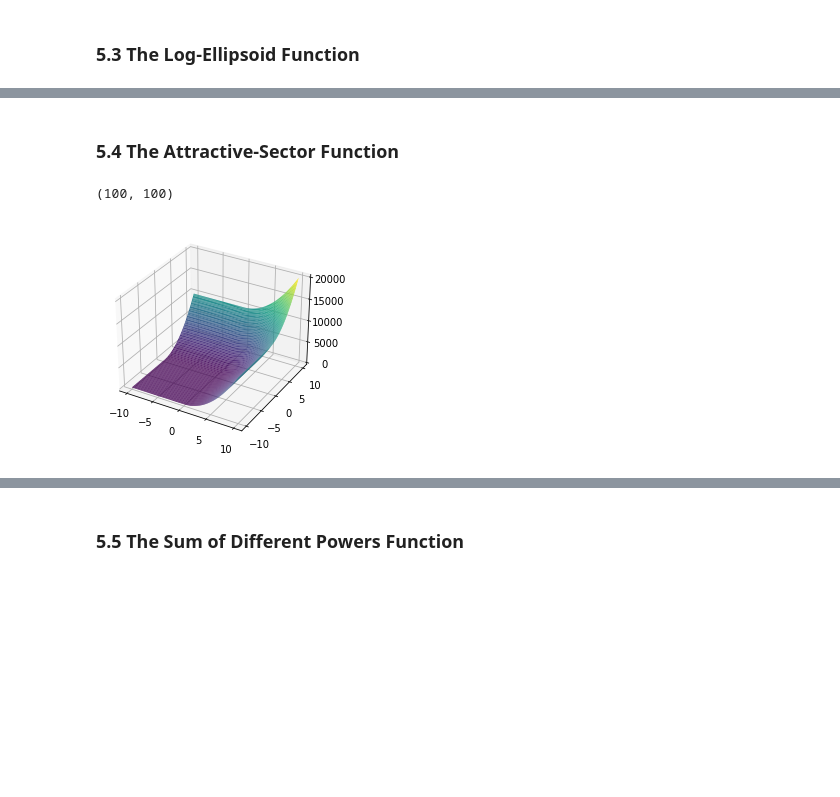
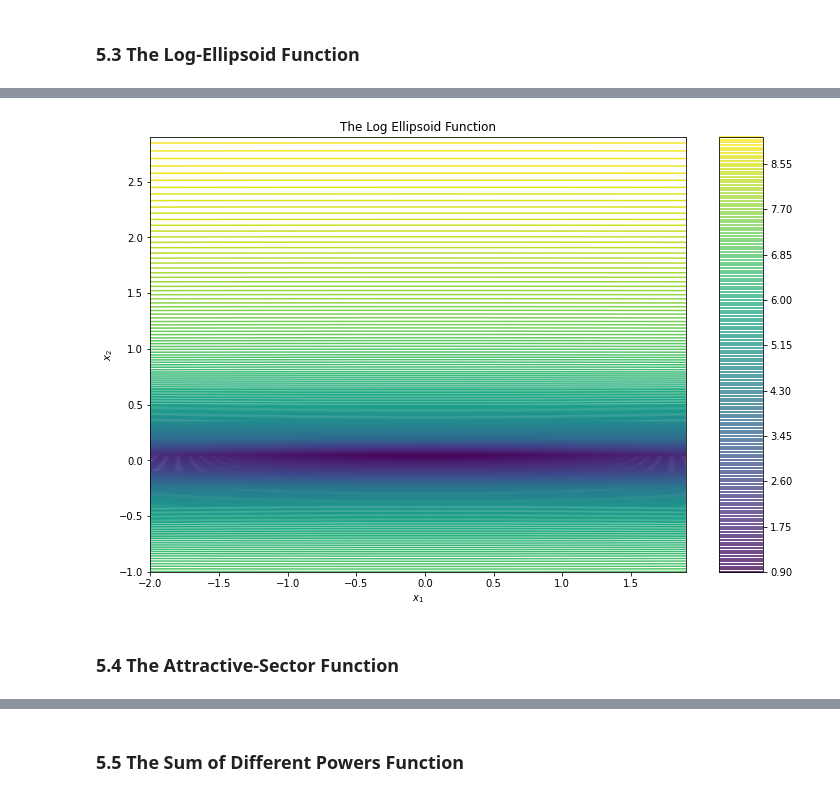
Before and after one commit to UCPHszf/Numerical-Optimization, a Jupyter notebook: code/case_studies.ipynb, the cells around one changed output, grey strips where cells are left out. Cells and saved outputs as stored; diff of their text form; code cells hidden in the pictures; blank space fills up the shorter version.

```diff
--- a/code/case_studies.ipynb
+++ b/code/case_studies.ipynb
@@ -396,7 +399,6 @@ my_plot_3d(log_ellipsoid)
+# %%
+my_plot_contour(X, Y, "log_ellipsoid")
+# %% [output]
+[figure, added]
 # %% [markdown]
 ### 5.4 The Attractive-Sector Function
-# %%
-my_plot_3d(attractive_sector)
-# %% [output]
-(100, 100)
-[figure, removed]
```
Also changed, not shown: parts of 13 cells of this notebook.
